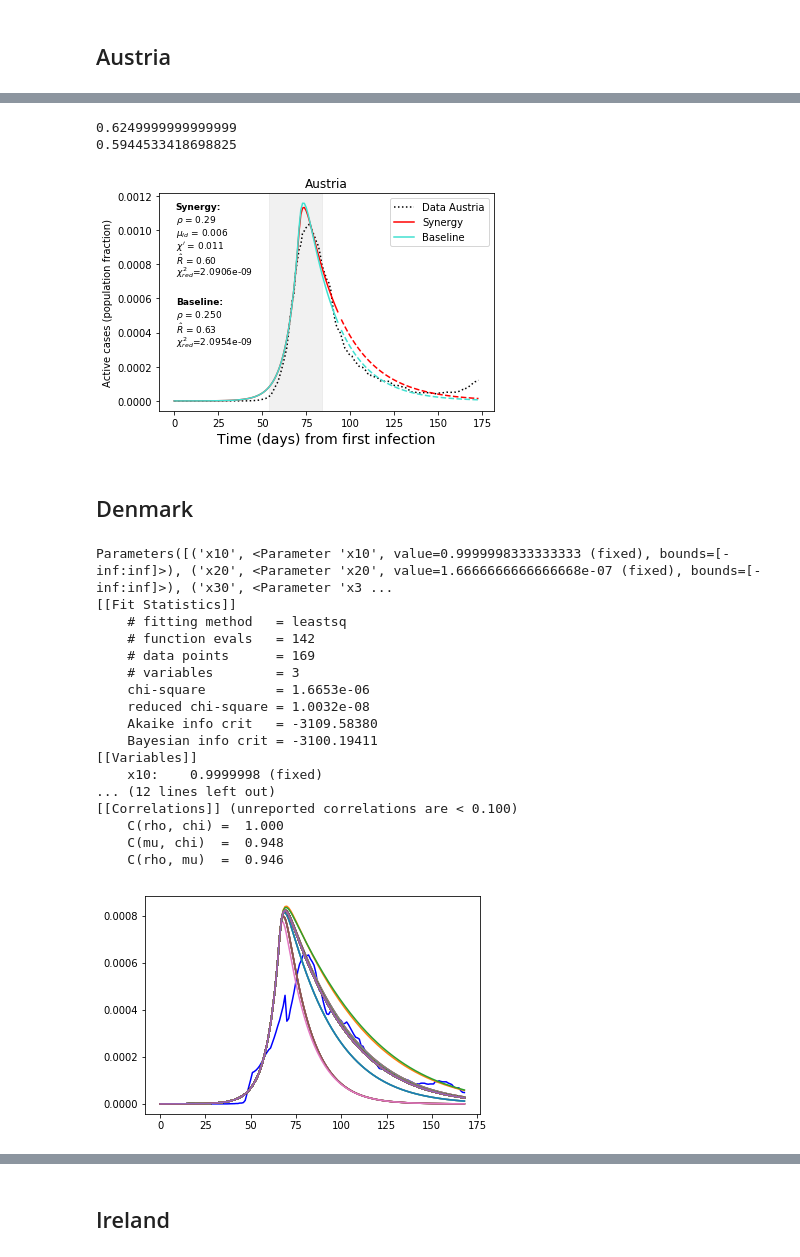
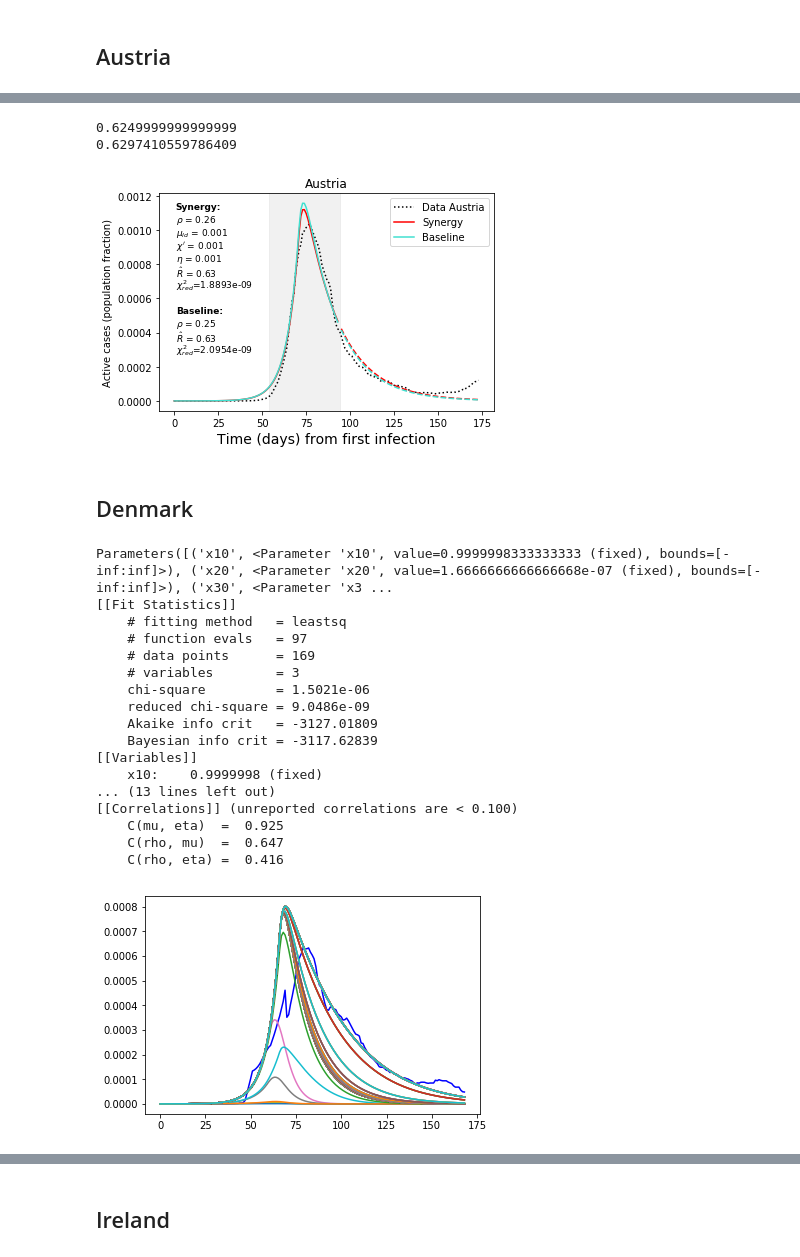
Before and after one commit to daniele-proverbio/assessing_strategies, a Jupyter notebook: Assessing_suppression_measures.ipynb, the cells around one changed output, grey strips where cells are left out. Drawn from its saved outputs; the diff is of its cells as text; code cells hidden in the pictures.

```diff
--- a/Assessing_suppression_measures.ipynb
+++ b/Assessing_suppression_measures.ipynb
@@ -1076,13 +1268,14 @@ params.add('x30', value=x30, vary=False)
 params.add('x40', value=x40, vary=False)
 params.add('x50', value=x40, vary=False)
 params.add('x60', value=x40, vary=False)
-params.add('rho', value=0.2, min=0.01, max=0.7)
-params.add('mu', value=0, vary=False) #   min=0.001, max=0.4) #
-params.add('chi', value=0,  vary=False) #  min=0.001,max=0.7)  #
+params.add('rho', value=0.3, min=0.01, max=0.7)
+params.add('mu', value=0, min=0.001, max=0.4) # vary=False) #
+params.add('chi', value=0, min=0.001,max=0.7)  #   vary=False) #
 params.add('alpha', value=alpha, vary=False)
 params.add('beta', value=beta, vary=False)
 params.add('gamma', value=gamma, vary=False)
 params.add('tau', value=64, vary=False)
+params.add('eta', value=0., min=0.001,max=0.3)  # vary=False) #
 
 # fit model
 result = minimize(residual, params, args=(t_measured, x2_measured), method='leastsq')  # leastsq nelder
@@ -1112,14 +1305,15 @@ Parameters([('x10', <Parameter 'x10', value=0.9999998888888889 (fixed), bounds=[
 # %%
 AT_N = 9000000
 AT_init_vals = 1 - 1/AT_N, 1/AT_N, 0, 0, 0 ,0    #working with fractions of population
-AT_mu =    [0.0,0.006]       # removal rate
-AT_rho =   [0.25,0.29]   # social distancing tuning
-AT_chi =   [0.0,0.011]   # latents' removal (e.g. contact tracing)
+AT_mu =    [0.0,0.001]       # removal rate
+AT_rho =   [0.25,0.26]   # social distancing tuning
+AT_chi =   [0.0,0.001]   # latents' removal (e.g. contact tracing)
+AT_eta =   [0.0,0.001]   # contagious' removal
 
-AT_params_soc_dist = alpha, beta, gamma,  AT_rho[0], AT_mu[0], AT_chi[0], 64  # parameters, including time from first (simulated) case to lockdown (that is an extra parameter)
+AT_params_soc_dist = alpha, beta, gamma,  AT_rho[0], AT_mu[0], AT_chi[0], AT_eta[0], 64  # parameters, including time from first (simulated) case to lockdown (that is an extra parameter)
 AT_results_soc_dist = odeint(synergies_seir_model, y0, time, args=(AT_params_soc_dist,1))
 
-AT_params_synergy = alpha, beta, gamma,  AT_rho[1], AT_mu[1], AT_chi[1], 64  # parameters, including time from first (simulated) case to lockdown (that is an extra parameter)
+AT_params_synergy = alpha, beta, gamma,  AT_rho[1], AT_mu[1], AT_chi[1], AT_eta[1], 64  # parameters, including time from first (simulated) case to lockdown (that is an extra parameter)
 AT_results_synergy = odeint(synergies_seir_model, y0, time, args=(AT_params_synergy,1))
 
 AT, ax = plt.subplots(nrows=1, ncols=1)
@@ -1135,18 +1329,19 @@ plt.legend()
 plt.xlabel("Time (days) from first infection",fontsize=14)
 plt.ylabel("Active cases (population fraction)")
 title("Austria")
-ax.axvspan(54, 84, alpha=0.3, color='lightgrey')
+ax.axvspan(54, 94, alpha=0.3, color='lightgrey')
 text(0.05, 0.94, 'Synergy:', horizontalalignment='left',verticalalignment='center',weight='bold', transform=ax.transAxes,fontsize =9)
-text(0.05, 0.88, '$\\rho$ = 0.29', horizontalalignment='left',verticalalignment='center', transform=ax.transAxes,fontsize =9)
-text(0.05, 0.82, '$\\mu_{ld}$ = 0.006', horizontalalignment='left',verticalalignment='center', transform=ax.transAxes,fontsize =9)
-text(0.05, 0.76, "$\\chi'$ = 0.011", horizontalalignment='left',verticalalignment='center', transform=ax.transAxes,fontsize =9)
-text(0.05, 0.70, '$\\hat{R}$ = 0.60', horizontalalignment='left',verticalalignment='center', transform=ax.transAxes,fontsize =9)
-text(0.05, 0.64, '$\\chi^2_{red}$=2.0906e-09', horizontalalignment='left',verticalalignment='center', transform=ax.transAxes,fontsize =9)
+text(0.05, 0.88, '$\\rho$ = 0.26', horizontalalignment='left',verticalalignment='center', transform=ax.transAxes,fontsize =9)
+text(0.05, 0.82, '$\\mu_{ld}$ = 0.001', horizontalalignment='left',verticalalignment='center', transform=ax.transAxes,fontsize =9)
+text(0.05, 0.76, "$\\chi'$ = 0.001", horizontalalignment='left',verticalalignment='center', transform=ax.transAxes,fontsize =9)
+text(0.05, 0.70, "$\\eta$ = 0.001", horizontalalignment='left',verticalalignment='center', transform=ax.transAxes,fontsize =9)
+text(0.05, 0.64, '$\\hat{R}$ = 0.63', horizontalalignment='left',verticalalignment='center', transform=ax.transAxes,fontsize =9)
+text(0.05, 0.58, '$\\chi^2_{red}$=1.8893e-09', horizontalalignment='left',verticalalignment='center', transform=ax.transAxes,fontsize =9)
 
-text(0.05, 0.50, 'Baseline:', horizontalalignment='left',verticalalignment='center',weight='bold', transform=ax.transAxes,fontsize =9)
-text(0.05, 0.44, '$\\rho$ = 0.250', horizontalalignment='left',verticalalignment='center', transform=ax.transAxes,fontsize =9)
-text(0.05, 0.38, '$\\hat{R}$ = 0.63', horizontalalignment='left',verticalalignment='center', transform=ax.transAxes,fontsize =9)
-text(0.05, 0.32, '$\\chi^2_{red}$=2.0954e-09', horizontalalignment='left',verticalalignment='center', transform=ax.transAxes,fontsize =9)
+text(0.05, 0.46, 'Baseline:', horizontalalignment='left',verticalalignment='center',weight='bold', transform=ax.transAxes,fontsize =9)
+text(0.05, 0.40, '$\\rho$ = 0.25', horizontalalignment='left',verticalalignment='center', transform=ax.transAxes,fontsize =9)
+text(0.05, 0.34, '$\\hat{R}$ = 0.63', horizontalalignment='left',verticalalignment='center', transform=ax.transAxes,fontsize =9)
+text(0.05, 0.28, '$\\chi^2_{red}$=2.0954e-09', horizontalalignment='left',verticalalignment='center', transform=ax.transAxes,fontsize =9)
 
 AT.savefig("/Users/daniele.proverbio/python-workspace/PhD/covid-19/assessingSuppressionMeasures/plots_covid/austria.pdf",bbox_inches = "tight",transparent=True)
 
@@ -1154,14 +1349,14 @@ AT.savefig("/Users/daniele.proverbio/python-workspace/PhD/covid-19/assessingSupp
 # Corresponding R
 
 R_soc_dist = AT_rho[0]*beta/gamma
-R_synergy = beta/gamma*AT_rho[1]*((1-AT_mu[1])**30)*(alpha/(alpha+0.33*AT_chi[1]))
+R_synergy = beta/(gamma+eta[1])*AT_rho[1]*((1-AT_mu[1])**30)*(alpha/(alpha+0.33*AT_chi[1]))
 
 print(R_soc_dist)
 print(R_synergy)
 # %% [output]
 0.6249999999999999
-0.5944533418698825
+0.6297410559786409
-[figure, old version]
+[figure, new version]
 # %% [markdown]
 ## Denmark
 # %%
@@ -1191,44 +1386,45 @@ plt.plot(t_measured, x2_measured, color='b', label='measured data')
 # set parameters including bounds; you can also fix parameters (use vary=False)
 params = Parameters()
 params.add('x10', value=x10, vary=False)
 params.add('x20', value=x20, vary=False)
 params.add('x30', value=x30, vary=False)
 params.add('x40', value=x40, vary=False)
 params.add('x50', value=x40, vary=False)
 params.add('x60', value=x40, vary=False)
 params.add('rho', value=0.2, min=0.01, max=0.7)
 params.add('mu', value=0,  min=0.001, max=0.4) #vary=False) #
-params.add('chi', value=0,  min=0.001,max=0.7)  #  vary=False) #
+params.add('chi', value=0,  vary=False) #  min=0.001,max=0.7)  #
 params.add('alpha', value=alpha, vary=False)
 params.add('beta', value=beta, vary=False)
 params.add('gamma', value=gamma, vary=False)
 params.add('tau', value=59, vary=False)
+params.add('eta', value=0, min=0.001,max=0.3)  # vary=False) #
 
 # fit model
 result = minimize(residual, params, args=(t_measured, x2_measured), method='leastsq')  # leastsq nelder
 # check results of the fit
 print(result.params)
 
 report_fit(result)
 # %% [output]
 Parameters([('x10', <Parameter 'x10', value=0.9999998333333333 (fixed), bounds=[-inf:inf]>), ('x20', <Parameter 'x20', value=1.6666666666666668e-07 (fixed), bounds=[-inf:inf]>), ('x30', <Parameter 'x3 ...
 [[Fit Statistics]]
     # fitting method   = leastsq
-    # function evals   = 142
+    # function evals   = 97
     # data points      = 169
     # variables        = 3
-    chi-square         = 1.6653e-06
-    reduced chi-square = 1.0032e-08
-    Akaike info crit   = -3109.58380
-    Bayesian info crit = -3100.19411
+    chi-square         = 1.5021e-06
+    reduced chi-square = 9.0486e-09
+    Akaike info crit   = -3127.01809
+    Bayesian info crit = -3117.62839
 [[Variables]]
     x10:    0.9999998 (fixed)
-... (12 lines left out)
+... (13 lines left out)
 [[Correlations]] (unreported correlations are < 0.100)
-    C(rho, chi) =  1.000
-    C(mu, chi)  =  0.948
-    C(rho, mu)  =  0.946
+    C(mu, eta)  =  0.925
+    C(rho, mu)  =  0.647
+    C(rho, eta) =  0.416
-[figure, old version]
+[figure, new version]
 # %%
 DK_N = 6000000
 DK_init_vals = 1 - 1/DK_N, 1/DK_N, 0, 0, 0 ,0    #working with fractions of population
```
Also changed, not shown: parts of 31 cells of this notebook.
